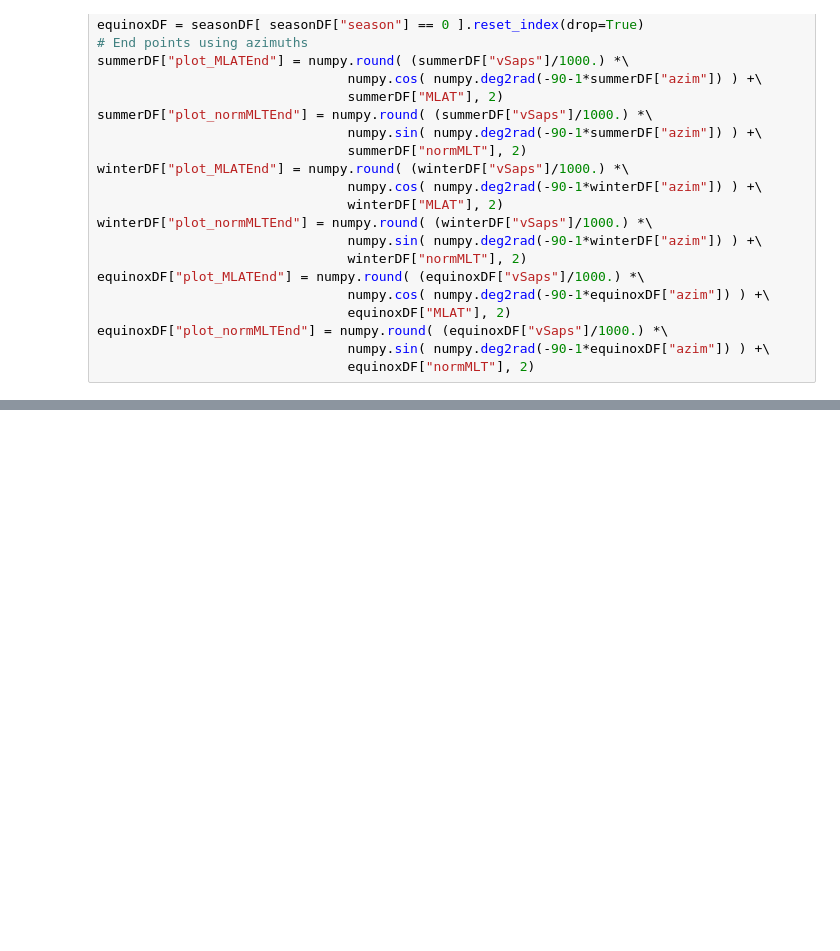
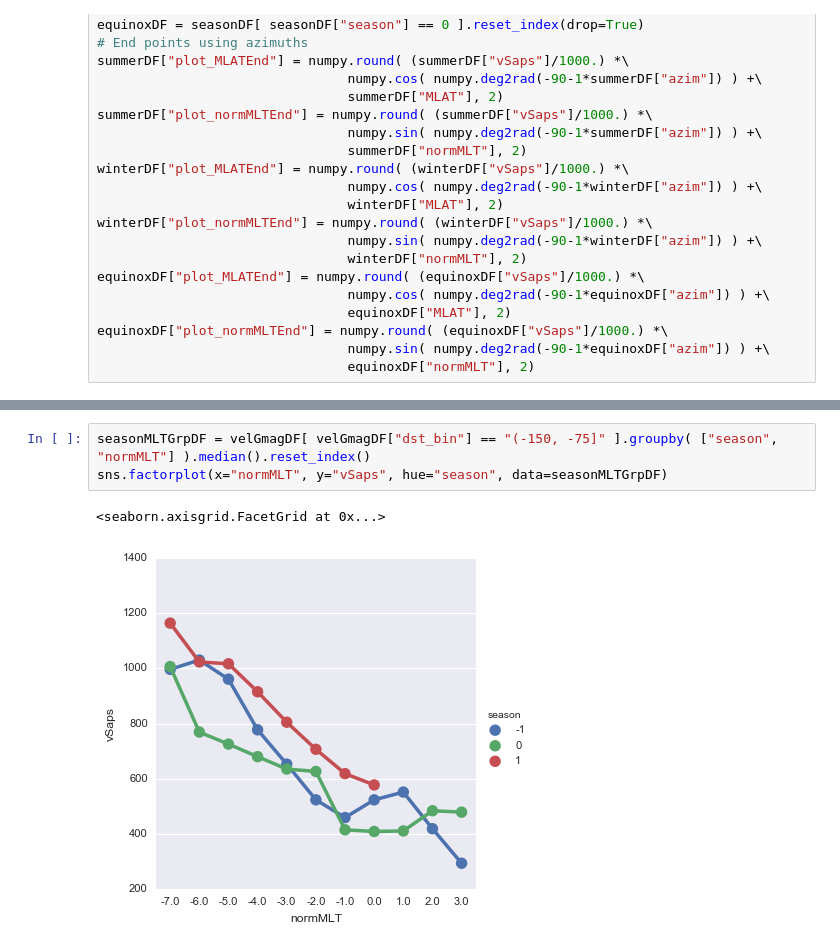
Before and after one commit to bharatreddy/vel-analys, a Jupyter notebook: ipy/saps_season.ipynb, the cells around one changed output, grey strips where cells are left out. Cells and saved outputs as stored; diff of their text form; blank space fills up the shorter version.

```diff
--- a/ipy/saps_season.ipynb
+++ b/ipy/saps_season.ipynb
@@ -213,0 +214,6 @@ plt.savefig("../figs/season"+ dstBinSelected +".pdf",bbox_inches='tight')
+# %%
+seasonMLTGrpDF = velGmagDF[ velGmagDF["dst_bin"] == "(-150, -75]" ].groupby( ["season", "normMLT"] ).median().reset_index()
+sns.factorplot(x="normMLT", y="vSaps", hue="season", data=seasonMLTGrpDF)
+# %% [output]
+<seaborn.axisgrid.FacetGrid at 0x...>
+[figure, added]
```
Also changed, not shown: parts of 4 cells of this notebook, 5 other files.
